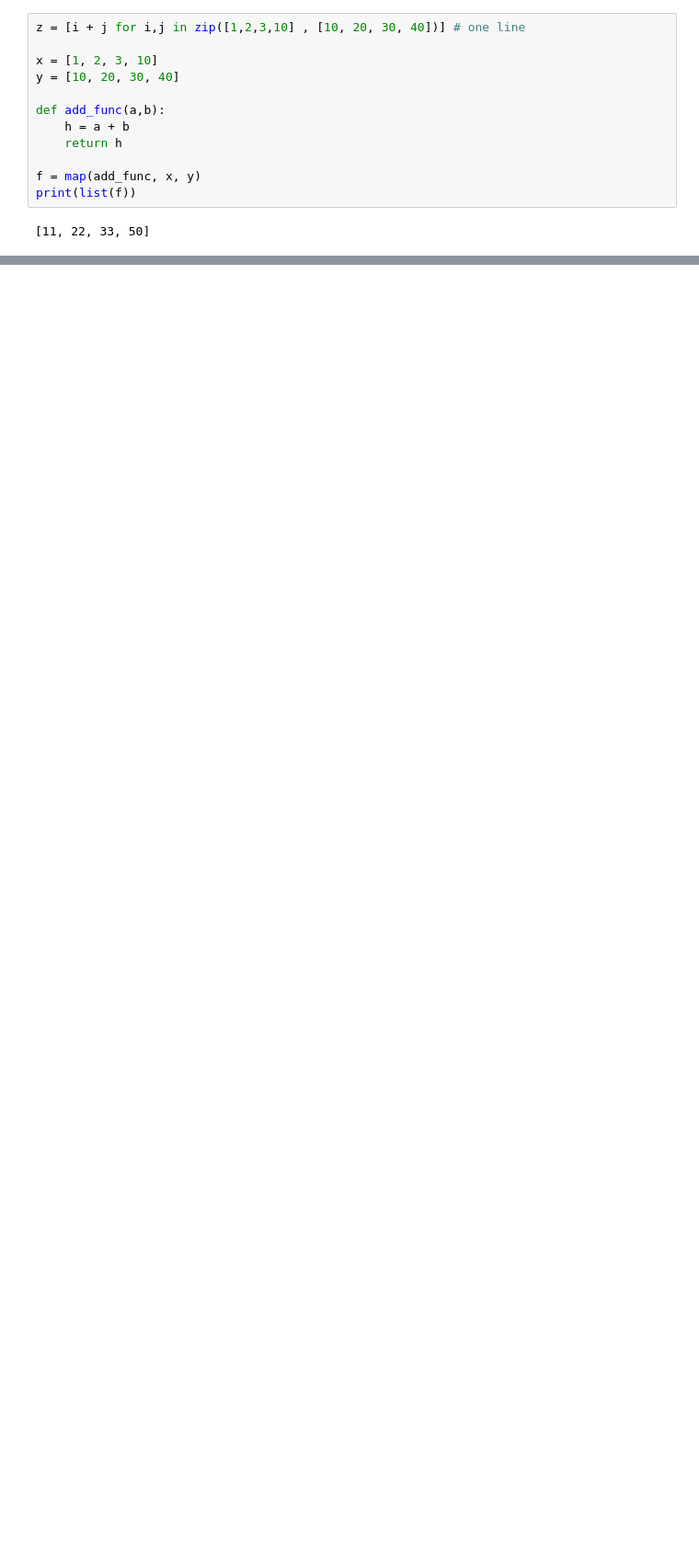
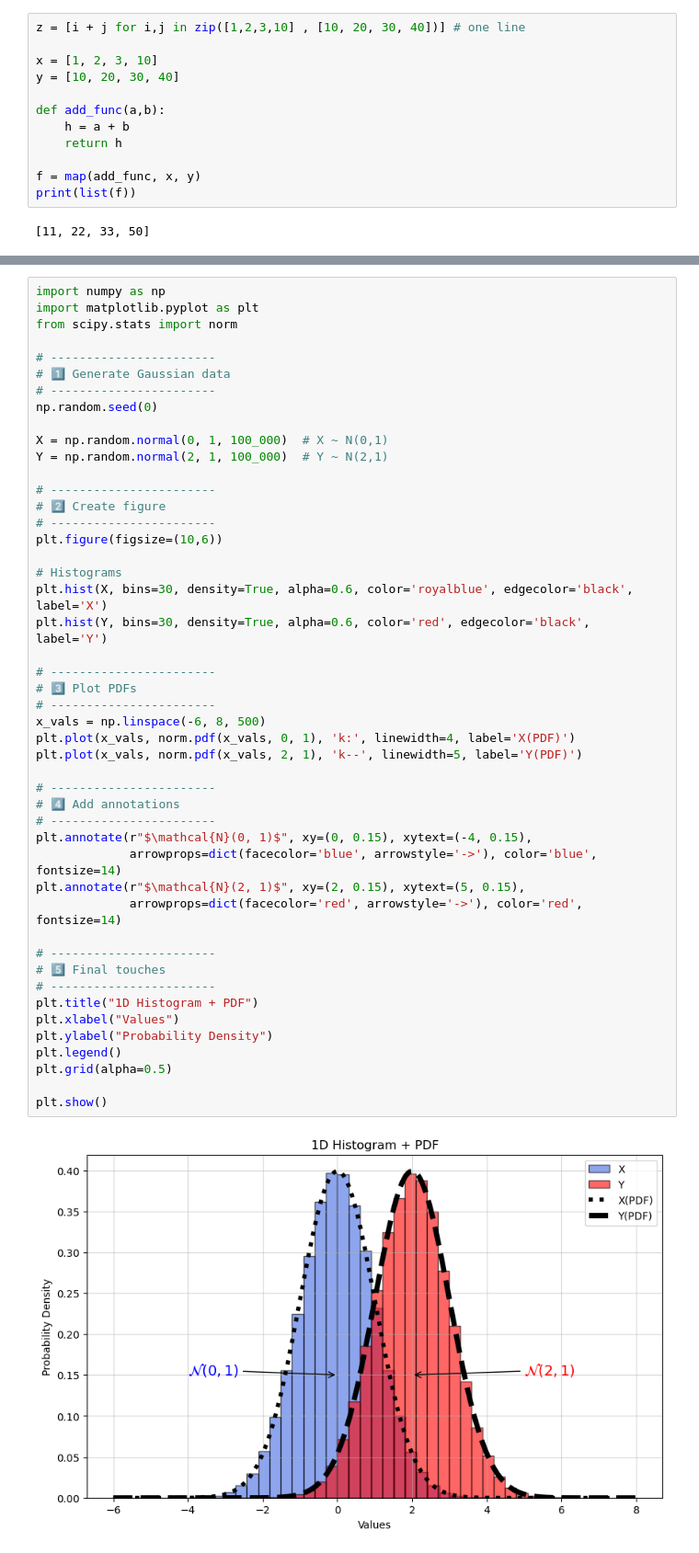
Before and after one commit to uzukas/PROGNUM-repo, a Jupyter notebook: Task4/week_4_quizes.ipynb, the cells around one changed output, grey strips where cells are left out. Shown at 92% size. Cells and saved outputs as stored; diff of their text form; blank space fills up the shorter version.

```diff
--- a/Task4/week_4_quizes.ipynb
+++ b/Task4/week_4_quizes.ipynb
@@ -47,0 +190,49 @@ Computer picked "Rock", you lose...
+# %%
+import numpy as np
+import matplotlib.pyplot as plt
+from scipy.stats import norm
+
+# -----------------------
+# 1️⃣ Generate Gaussian data
+# -----------------------
+np.random.seed(0)
+
+X = np.random.normal(0, 1, 100_000)  # X ~ N(0,1)
+Y = np.random.normal(2, 1, 100_000)  # Y ~ N(2,1)
+
+# -----------------------
+# 2️⃣ Create figure
+# -----------------------
+plt.figure(figsize=(10,6))
+
+# Histograms
+plt.hist(X, bins=30, density=True, alpha=0.6, color='royalblue', edgecolor='black', label='X')
+plt.hist(Y, bins=30, density=True, alpha=0.6, color='red', edgecolor='black', label='Y')
+
+# -----------------------
+# 3️⃣ Plot PDFs
+# -----------------------
+x_vals = np.linspace(-6, 8, 500)
+plt.plot(x_vals, norm.pdf(x_vals, 0, 1), 'k:', linewidth=4, label='X(PDF)')
+plt.plot(x_vals, norm.pdf(x_vals, 2, 1), 'k--', linewidth=5, label='Y(PDF)')
+
+# -----------------------
+# 4️⃣ Add annotations
+# -----------------------
+plt.annotate(r"$\mathcal{N}(0, 1)$", xy=(0, 0.15), xytext=(-4, 0.15),
+             arrowprops=dict(facecolor='blue', arrowstyle='->'), color='blue', fontsize=14)
+plt.annotate(r"$\mathcal{N}(2, 1)$", xy=(2, 0.15), xytext=(5, 0.15),
+             arrowprops=dict(facecolor='red', arrowstyle='->'), color='red', fontsize=14)
+
+# -----------------------
+# 5️⃣ Final touches
+# -----------------------
+plt.title("1D Histogram + PDF")
+plt.xlabel("Values")
+plt.ylabel("Probability Density")
+plt.legend()
+plt.grid(alpha=0.5)
+
+plt.show()
+# %% [output]
+[figure, added]
```
Also changed, not shown: parts of 7 cells of this notebook, 7 other files.
